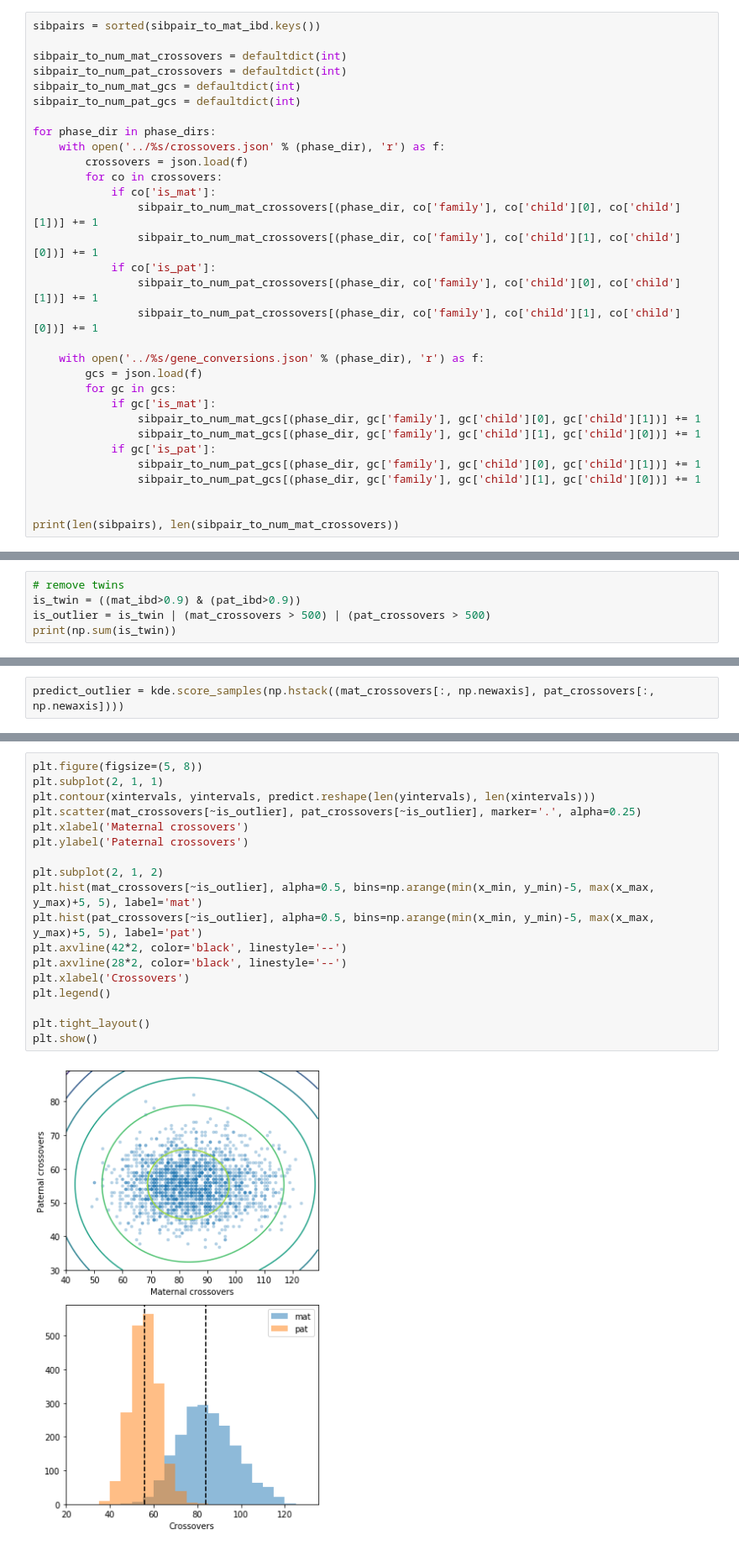
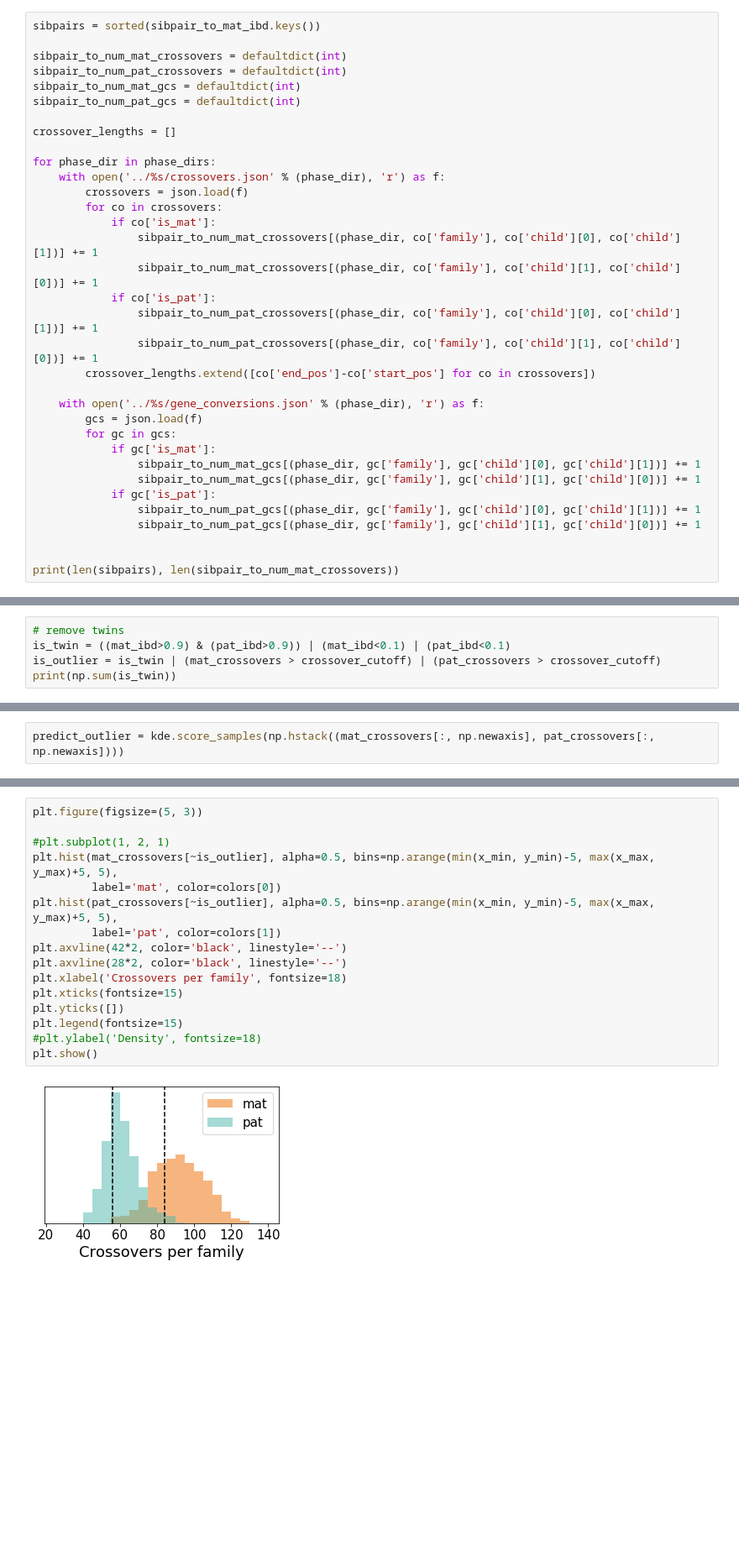
Before and after one commit to kpaskov/PhasingFamilies, a Jupyter notebook: phase/IBD.ipynb, the cells around one changed output, grey strips where cells are left out. Shown at 84% size. Cells and saved outputs as stored; diff of their text form; blank space fills up the shorter version.

```diff
--- a/phase/IBD.ipynb
+++ b/phase/IBD.ipynb
@@ -95,6 +109,8 @@ sibpair_to_num_mat_crossovers = defaultdict(int)
 sibpair_to_num_pat_crossovers = defaultdict(int)
 sibpair_to_num_mat_gcs = defaultdict(int)
 sibpair_to_num_pat_gcs = defaultdict(int)
+
+crossover_lengths = []
 
 for phase_dir in phase_dirs:
     with open('../%s/crossovers.json' % (phase_dir), 'r') as f:
@@ -106,6 +122,7 @@ for phase_dir in phase_dirs:
             if co['is_pat']:
                 sibpair_to_num_pat_crossovers[(phase_dir, co['family'], co['child'][0], co['child'][1])] += 1
                 sibpair_to_num_pat_crossovers[(phase_dir, co['family'], co['child'][1], co['child'][0])] += 1
+        crossover_lengths.extend([co['end_pos']-co['start_pos'] for co in crossovers])
 
     with open('../%s/gene_conversions.json' % (phase_dir), 'r') as f:
         gcs = json.load(f)
@@ -132,7 +149,7 @@ mat_gcs = np.array([sibpair_to_num_mat_gcs[x] for x in sibpairs])
 pat_gcs = np.array([sibpair_to_num_pat_gcs[x] for x in sibpairs])
 # %%
 # remove twins
-is_twin = ((mat_ibd>0.9) & (pat_ibd>0.9))
-is_outlier = is_twin | (mat_crossovers > 500) | (pat_crossovers > 500)
+is_twin = ((mat_ibd>0.9) & (pat_ibd>0.9)) | (mat_ibd<0.1) | (pat_ibd<0.1)
+is_outlier = is_twin | (mat_crossovers > crossover_cutoff) | (pat_crossovers > crossover_cutoff)
 print(np.sum(is_twin))
 # %% [output]
@@ -217,20 +293,18 @@ predict = kde.score_samples(np.hstack((gridx.flatten()[:, np.newaxis], gridy.fla
 # %%
-plt.figure(figsize=(5, 8))
-plt.subplot(2, 1, 1)
-plt.contour(xintervals, yintervals, predict.reshape(len(yintervals), len(xintervals)))
-plt.scatter(mat_crossovers[~is_outlier], pat_crossovers[~is_outlier], marker='.', alpha=0.25)
-plt.xlabel('Maternal crossovers')
-plt.ylabel('Paternal crossovers')
+plt.figure(figsize=(5, 3))
 
-plt.subplot(2, 1, 2)
-plt.hist(mat_crossovers[~is_outlier], alpha=0.5, bins=np.arange(min(x_min, y_min)-5, max(x_max, y_max)+5, 5), label='mat')
-plt.hist(pat_crossovers[~is_outlier], alpha=0.5, bins=np.arange(min(x_min, y_min)-5, max(x_max, y_max)+5, 5), label='pat')
+#plt.subplot(1, 2, 1)
+plt.hist(mat_crossovers[~is_outlier], alpha=0.5, bins=np.arange(min(x_min, y_min)-5, max(x_max, y_max)+5, 5),
+         label='mat', color=colors[0])
+plt.hist(pat_crossovers[~is_outlier], alpha=0.5, bins=np.arange(min(x_min, y_min)-5, max(x_max, y_max)+5, 5),
+         label='pat', color=colors[1])
 plt.axvline(42*2, color='black', linestyle='--')
 plt.axvline(28*2, color='black', linestyle='--')
-plt.xlabel('Crossovers')
-plt.legend()
-
-plt.tight_layout()
+plt.xlabel('Crossovers per family', fontsize=18)
+plt.xticks(fontsize=15)
+plt.yticks([])
+plt.legend(fontsize=15)
+#plt.ylabel('Density', fontsize=18)
 plt.show()
 # %% [output]
-[figure, old version]
+[figure, new version]
```
Also changed, not shown: parts of 24 cells of this notebook, 5 other files.
